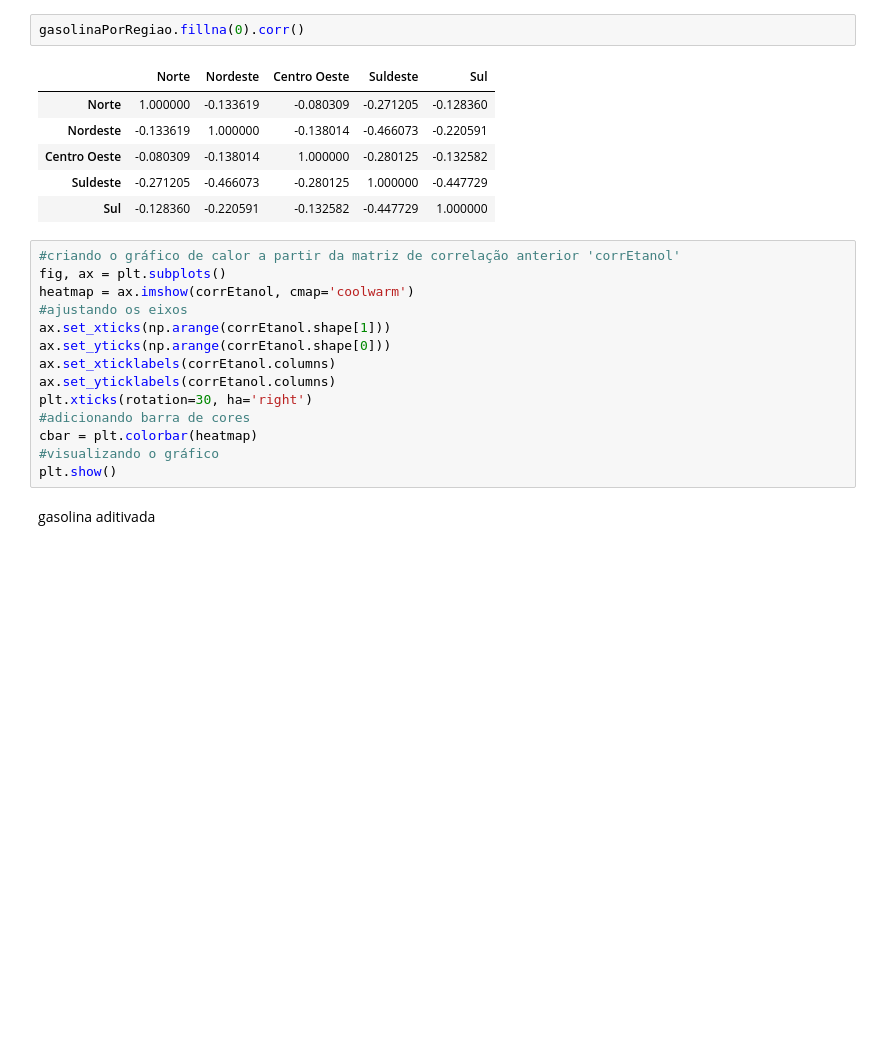
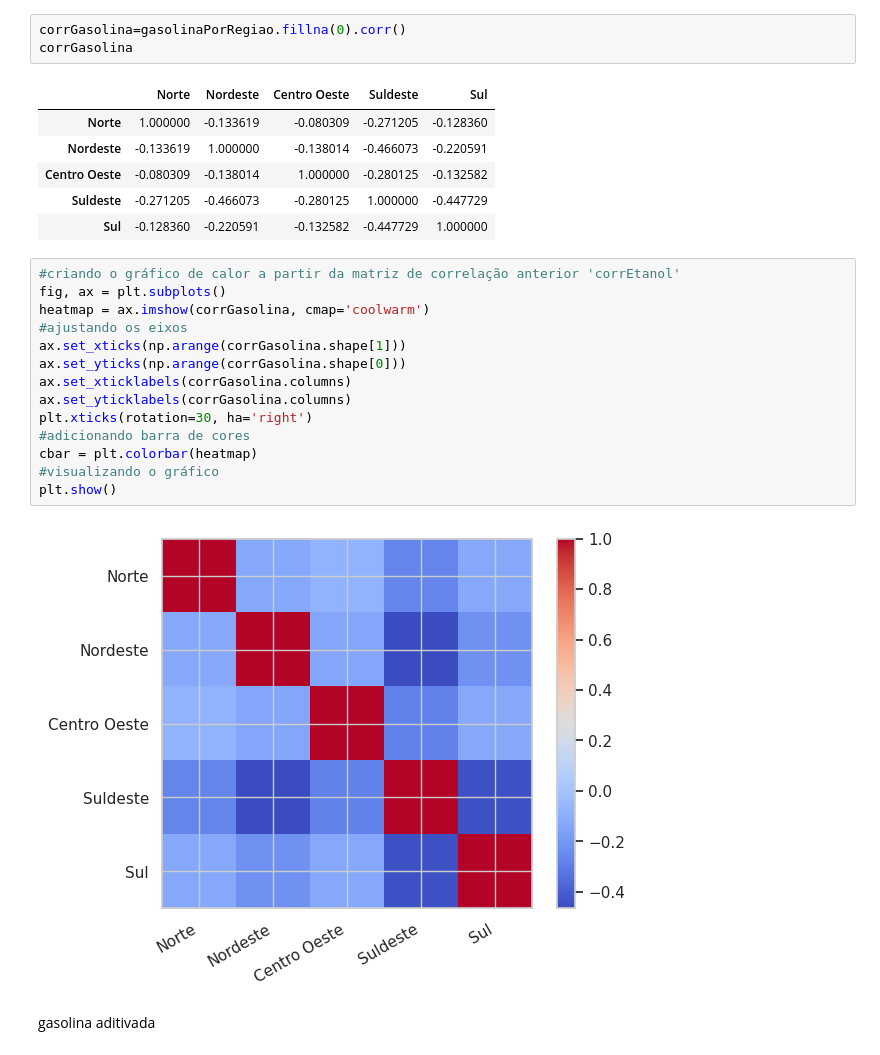
Before and after one commit to mouravitor313/Projeto-em-Grupo-Modulo-4, a Jupyter notebook: [M4]_Projeto_em_Grupo.ipynb, the cells around one changed output. Cells and saved outputs as stored; diff of their text form; blank space fills up the shorter version.

```diff
--- a/[M4]_Projeto_em_Grupo.ipynb
+++ b/[M4]_Projeto_em_Grupo.ipynb
@@ -461,7 +461,8 @@ fgS = pd.DataFrame({'Sul':gasolinaS})
 # %%
 gasolinaPorRegiao = pd.concat([fgN, fgNE, fgCO, fgSE, fgS])
 # %%
-gasolinaPorRegiao.fillna(0).corr()
+corrGasolina=gasolinaPorRegiao.fillna(0).corr()
+corrGasolina
 # %% [output]
 |  | Norte | Nordeste | Centro Oeste | Suldeste | Sul |
 | Norte | 1.000000 | -0.133619 | -0.080309 | -0.271205 | -0.128360 |
@@ -472,17 +473,19 @@ gasolinaPorRegiao.fillna(0).corr()
 # %%
 #criando o gráfico de calor a partir da matriz de correlação anterior 'corrEtanol'
 fig, ax = plt.subplots()
-heatmap = ax.imshow(corrEtanol, cmap='coolwarm')
+heatmap = ax.imshow(corrGasolina, cmap='coolwarm')
 #ajustando os eixos
-ax.set_xticks(np.arange(corrEtanol.shape[1]))
-ax.set_yticks(np.arange(corrEtanol.shape[0]))
-ax.set_xticklabels(corrEtanol.columns)
-ax.set_yticklabels(corrEtanol.columns)
+ax.set_xticks(np.arange(corrGasolina.shape[1]))
+ax.set_yticks(np.arange(corrGasolina.shape[0]))
+ax.set_xticklabels(corrGasolina.columns)
+ax.set_yticklabels(corrGasolina.columns)
 plt.xticks(rotation=30, ha='right')
 #adicionando barra de cores
 cbar = plt.colorbar(heatmap)
 #visualizando o gráfico
 plt.show()
+# %% [output]
+[figure, added]
 # %% [markdown]
 gasolina aditivada
 # %%
```
